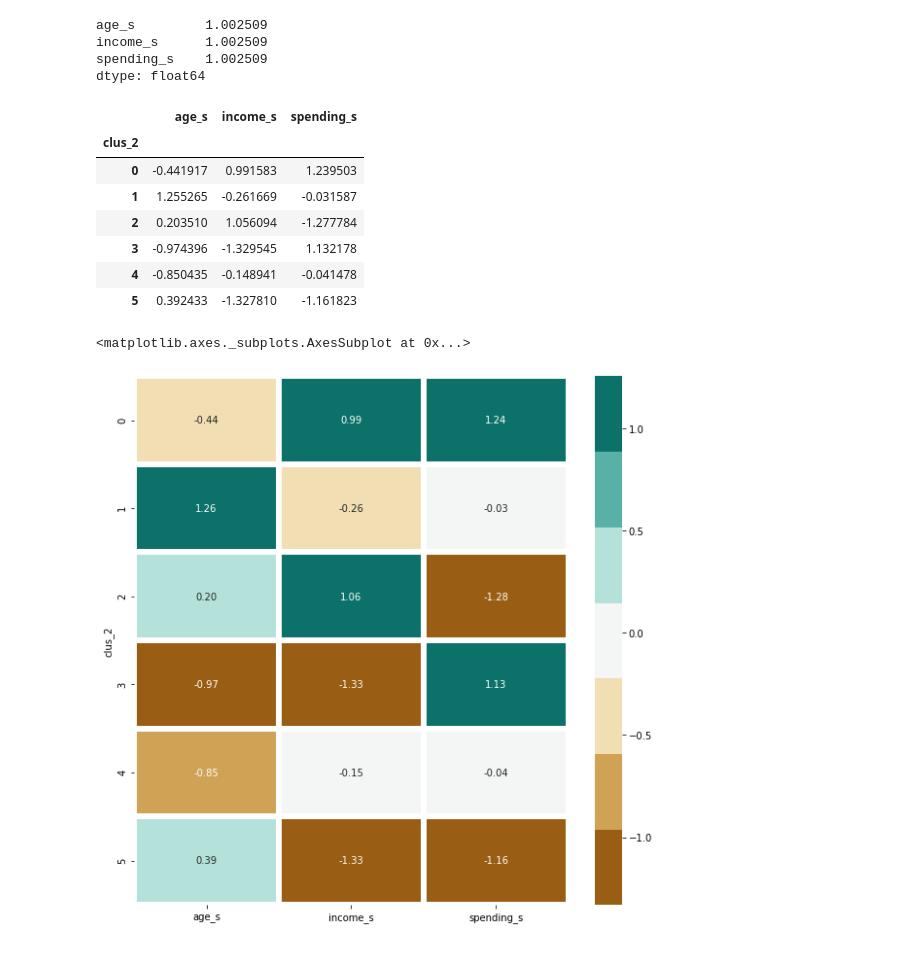
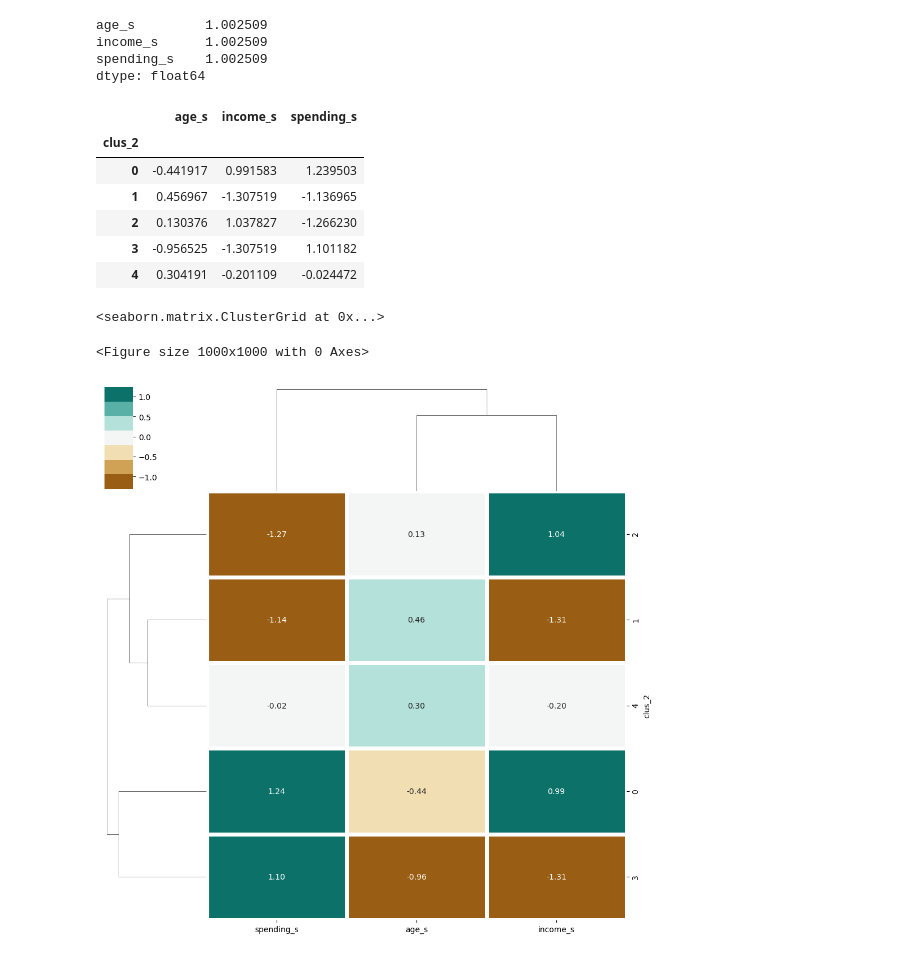
Before and after one commit to agungperdananto/machine_learning, a Jupyter notebook: unsupervised_learning/KMeans_clustering.ipynb, the cells around one changed output. Drawn from its saved outputs; the diff is of its cells as text; code cells hidden in the pictures.

```diff
--- a/unsupervised_learning/KMeans_clustering.ipynb
+++ b/unsupervised_learning/KMeans_clustering.ipynb
@@ -204,5 +202,5 @@ df_data_eval.silhouette.plot()
 # %%
 # Retrain using K = 6
-km_1 = KMeans(n_clusters=6)
+km_1 = KMeans(n_clusters=5)
 km_1.fit(X)
 # %% [output]
@@ -283,14 +284,14 @@ data_intp2
 |  | age_s | income_s | spending_s |
 | clus_2 |  |  |  |
 | 0 | -0.441917 | 0.991583 | 1.239503 |
-| 1 | 1.255265 | -0.261669 | -0.031587 |
-| 2 | 0.203510 | 1.056094 | -1.277784 |
-| 3 | -0.974396 | -1.329545 | 1.132178 |
-| 4 | -0.850435 | -0.148941 | -0.041478 |
-| 5 | 0.392433 | -1.327810 | -1.161823 |
+| 1 | 0.456967 | -1.307519 | -1.136965 |
+| 2 | 0.130376 | 1.037827 | -1.266230 |
+| 3 | -0.956525 | -1.307519 | 1.101182 |
+| 4 | 0.304191 | -0.201109 | -0.024472 |
 # %%
 plt.figure(figsize=(10,10))
-sns.heatmap(data_intp2, annot=True, linewidths=5, fmt='.2f', cmap=sns.color_palette('BrBG',7))
+sns.clustermap(data_intp2, annot=True, linewidths=5, fmt='.2f', cmap=sns.color_palette('BrBG',7))
 # %% [output]
-<matplotlib.axes._subplots.AxesSubplot at 0x...>
+<seaborn.matrix.ClusterGrid at 0x...>
+<Figure size 1000x1000 with 0 Axes>
-[figure, old version]
+[figure, new version]
```
Also changed, not shown: parts of 20 cells of this notebook, 1 other file.
